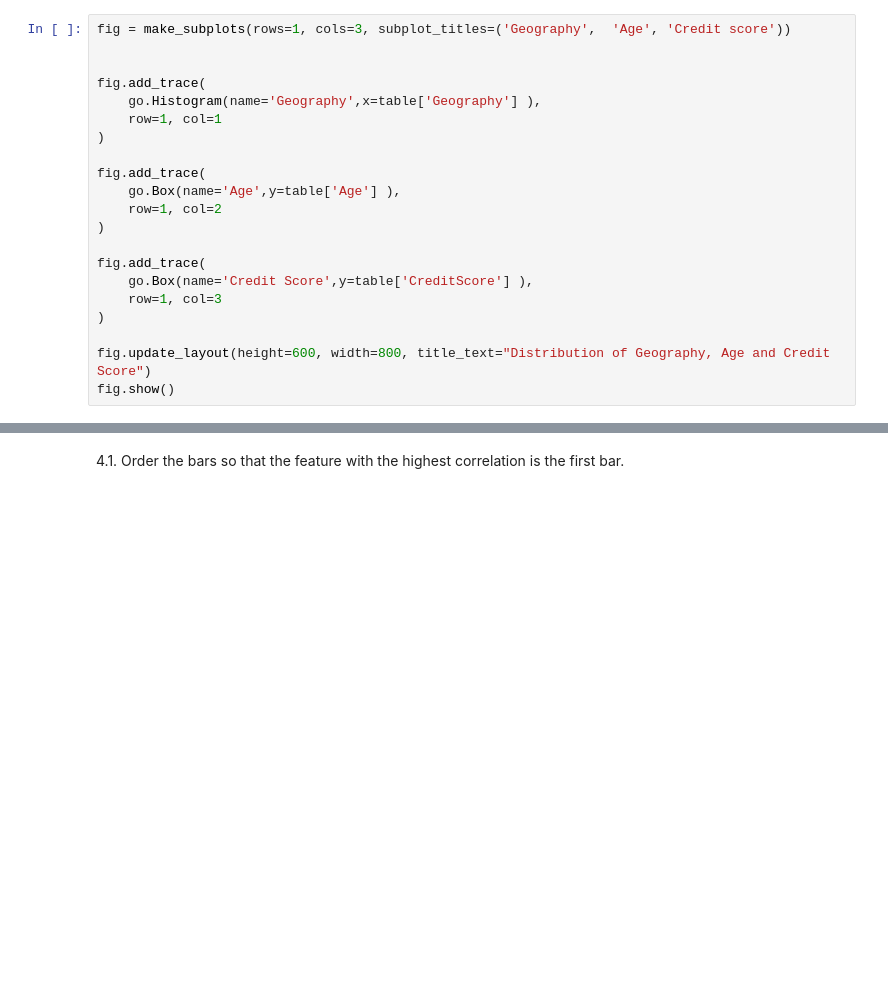
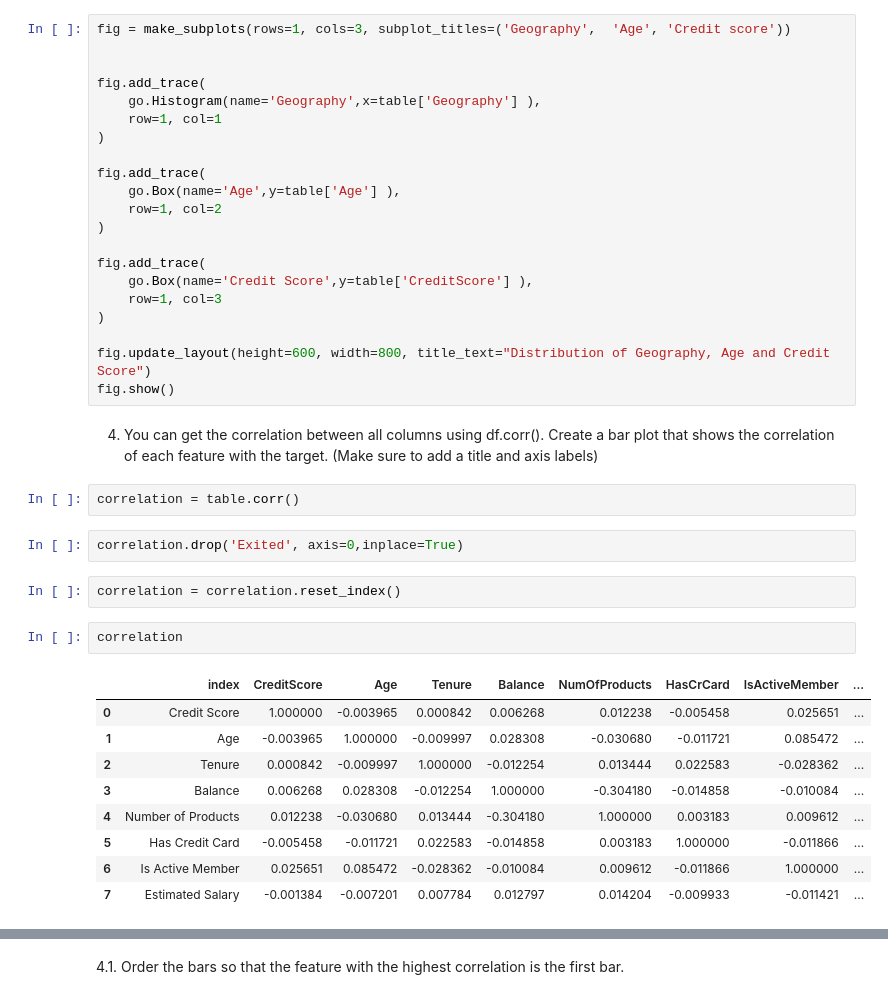
Before and after one commit to resilere/nuclio-notebooks, a Jupyter notebook: part b/churn_assignment_part_b.ipynb, the cells around one changed output, grey strips where cells are left out. Drawn from its saved outputs; the diff is of its cells as text; blank space fills up the shorter version.

```diff
--- a/part b/churn_assignment_part_b.ipynb
+++ b/part b/churn_assignment_part_b.ipynb
@@ -100,3 +111,24 @@ fig.add_trace(
 
 fig.update_layout(height=600, width=800, title_text="Distribution of Geography, Age and Credit Score")
 fig.show()
+# %% [markdown]
+4. You can get the correlation between all columns using df.corr(). Create a bar plot that shows
+the correlation of each feature with the target. (Make sure to add a title and axis labels)
+# %%
+correlation = table.corr()
+# %%
+correlation.drop('Exited', axis=0,inplace=True)
+# %%
+correlation = correlation.reset_index()
+# %%
+correlation
+# %% [output]
+|  | index | CreditScore | Age | Tenure | Balance | NumOfProducts | HasCrCard | IsActiveMember | ... |
+| 0 | Credit Score | 1.000000 | -0.003965 | 0.000842 | 0.006268 | 0.012238 | -0.005458 | 0.025651 | ... |
+| 1 | Age | -0.003965 | 1.000000 | -0.009997 | 0.028308 | -0.030680 | -0.011721 | 0.085472 | ... |
+| 2 | Tenure | 0.000842 | -0.009997 | 1.000000 | -0.012254 | 0.013444 | 0.022583 | -0.028362 | ... |
+| 3 | Balance | 0.006268 | 0.028308 | -0.012254 | 1.000000 | -0.304180 | -0.014858 | -0.010084 | ... |
+| 4 | Number of Products | 0.012238 | -0.030680 | 0.013444 | -0.304180 | 1.000000 | 0.003183 | 0.009612 | ... |
+| 5 | Has Credit Card | -0.005458 | -0.011721 | 0.022583 | -0.014858 | 0.003183 | 1.000000 | -0.011866 | ... |
+| 6 | Is Active Member | 0.025651 | 0.085472 | -0.028362 | -0.010084 | 0.009612 | -0.011866 | 1.000000 | ... |
+| 7 | Estimated Salary | -0.001384 | -0.007201 | 0.007784 | 0.012797 | 0.014204 | -0.009933 | -0.011421 | ... |
```
Also changed, not shown: parts of 14 cells of this notebook.
